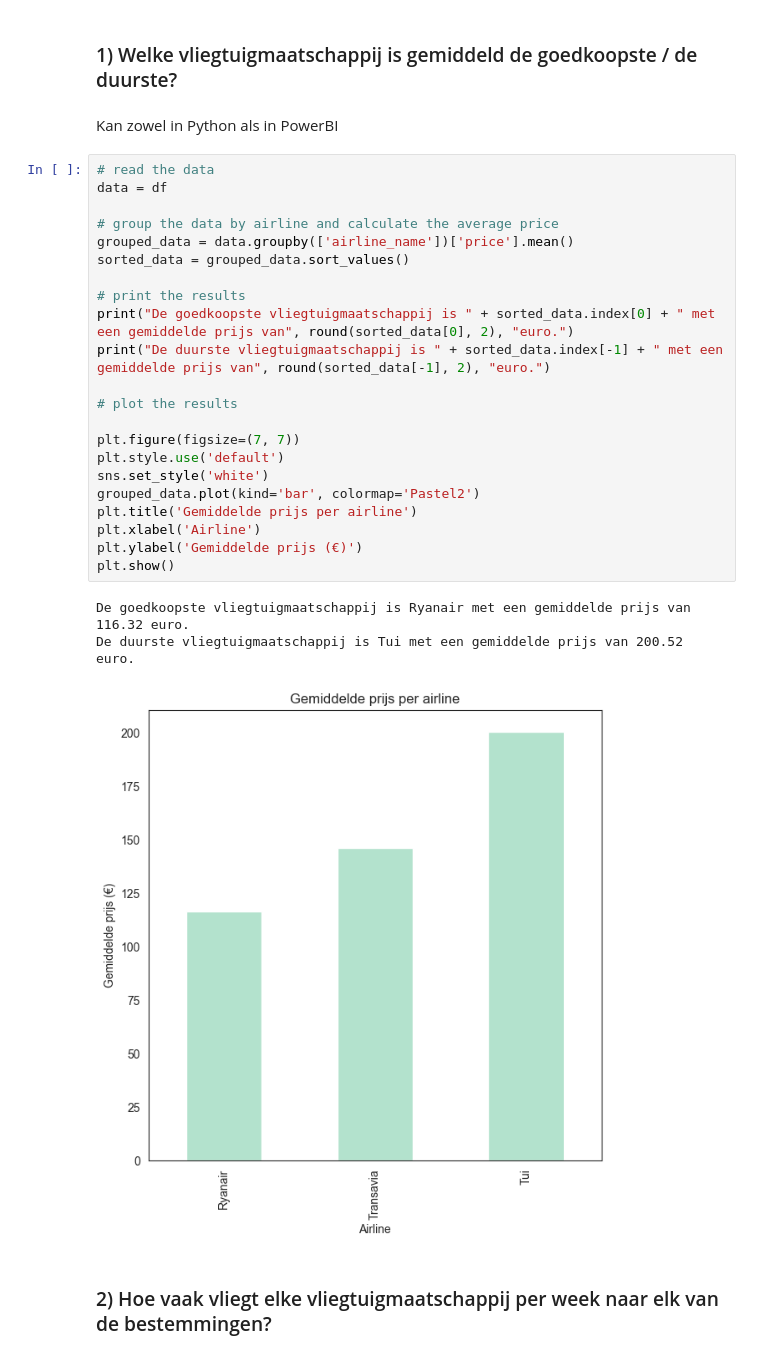
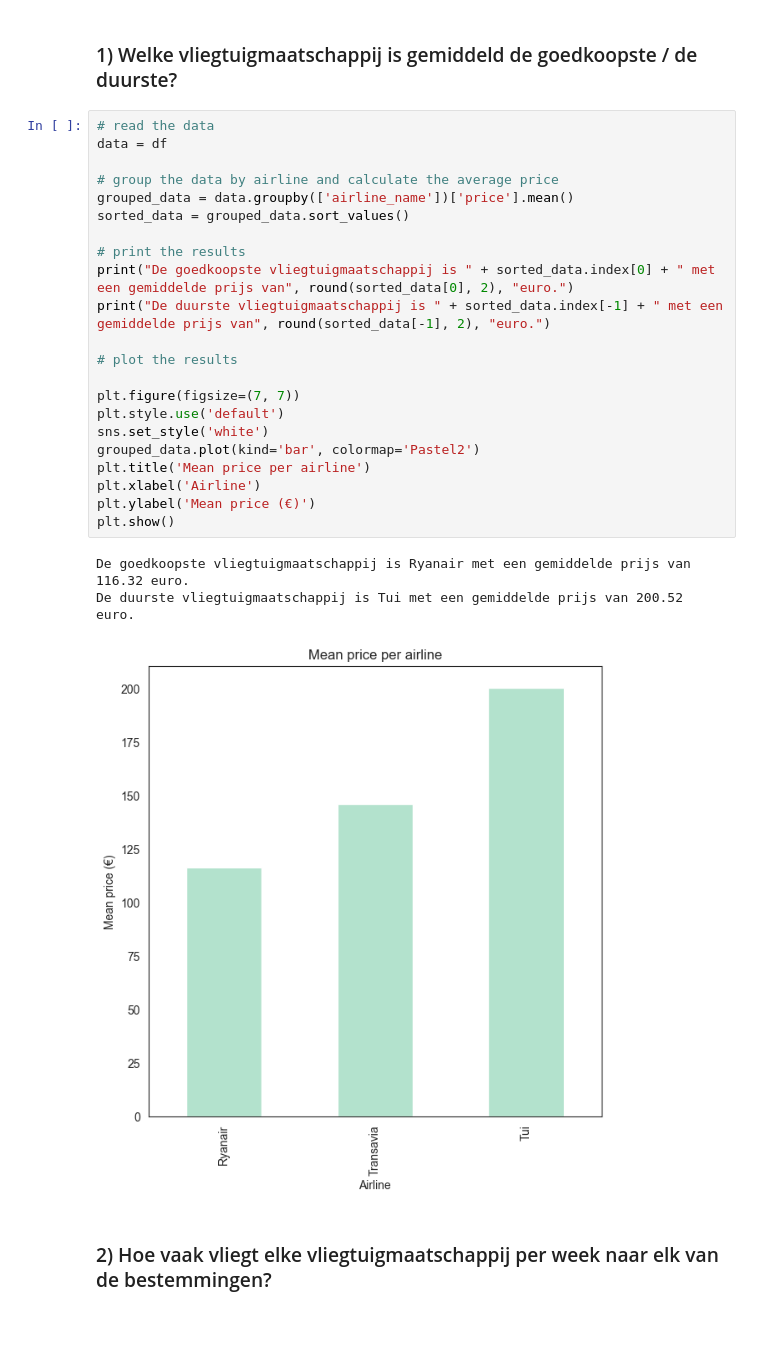
Before and after one commit to kyanamarckx/Data-Engineering-Project, a Jupyter notebook: analyse/analyse.ipynb, the cells around one changed output. Cells and saved outputs as stored; diff of their text form; blank space fills up the shorter version.

```diff
--- a/analyse/analyse.ipynb
+++ b/analyse/analyse.ipynb
@@ -102,33 +170,31 @@ df
 ## Questions
 # %% [markdown]
 ### 1) Welke vliegtuigmaatschappij is gemiddeld de goedkoopste / de duurste?
-# %% [markdown]
-Kan zowel in Python als in PowerBI
 # %%
 # read the data
 data = df
 
 # group the data by airline and calculate the average price
 grouped_data = data.groupby(['airline_name'])['price'].mean()
 sorted_data = grouped_data.sort_values()
 
 # print the results
 print("De goedkoopste vliegtuigmaatschappij is " + sorted_data.index[0] + " met een gemiddelde prijs van", round(sorted_data[0], 2), "euro.")
 print("De duurste vliegtuigmaatschappij is " + sorted_data.index[-1] + " met een gemiddelde prijs van", round(sorted_data[-1], 2), "euro.")
 
 # plot the results
 
 plt.figure(figsize=(7, 7))
 plt.style.use('default')
 sns.set_style('white')
 grouped_data.plot(kind='bar', colormap='Pastel2')
-plt.title('Gemiddelde prijs per airline')
+plt.title('Mean price per airline')
 plt.xlabel('Airline')
-plt.ylabel('Gemiddelde prijs (€)')
+plt.ylabel('Mean price (€)')
 plt.show()
 # %% [output]
 De goedkoopste vliegtuigmaatschappij is Ryanair met een gemiddelde prijs van 116.32 euro.
 De duurste vliegtuigmaatschappij is Tui met een gemiddelde prijs van 200.52 euro.
-[figure, old version]
+[figure, new version]
 # %% [markdown]
 ### 2) Hoe vaak vliegt elke vliegtuigmaatschappij per week naar elk van de bestemmingen?
```
Also changed, not shown: parts of 72 cells of this notebook, 2 other files.
